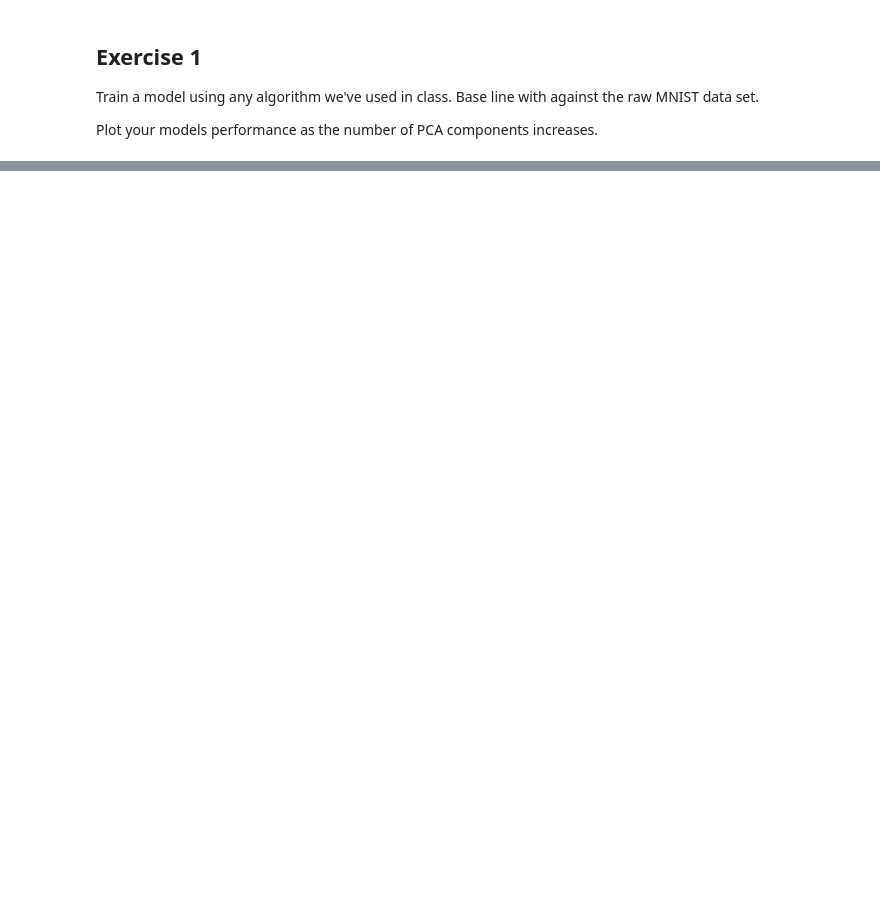
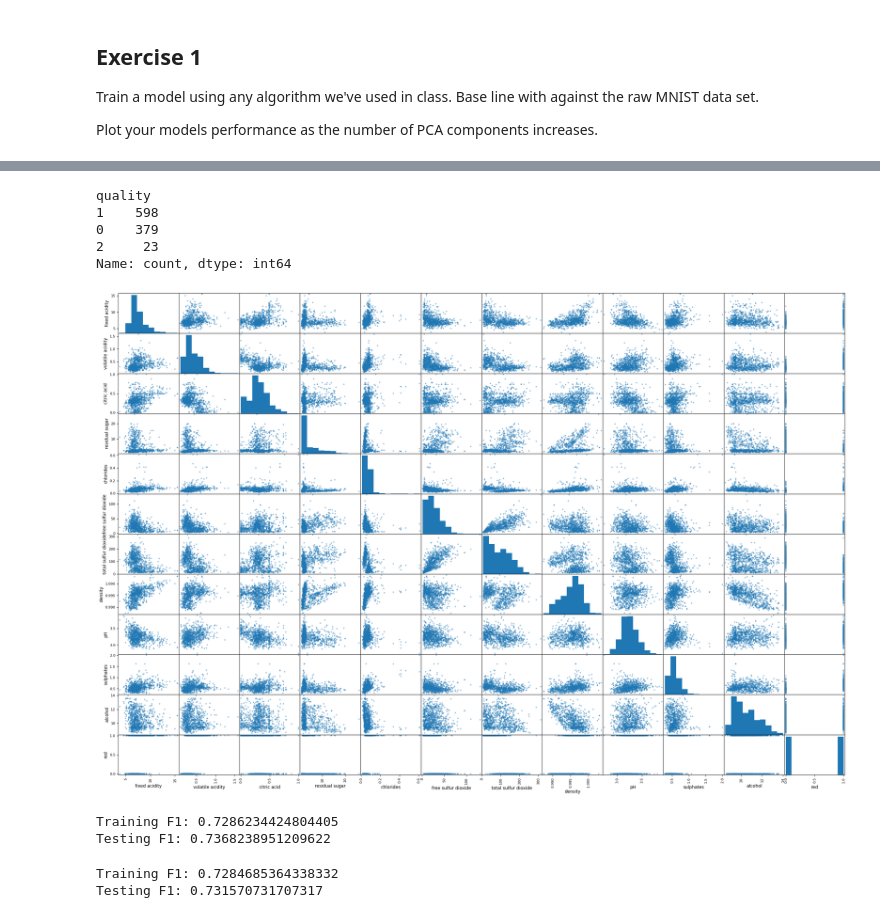
Before and after one commit to IST407-707/mcsweeney-exercises, a Jupyter notebook: week8/pca.ipynb, the cells around one changed output, grey strips where cells are left out. Cells and saved outputs as stored; diff of their text form; code cells hidden in the pictures; blank space fills up the shorter version.

```diff
--- a/week8/pca.ipynb
+++ b/week8/pca.ipynb
@@ -50,0 +309,16 @@ Plot your models performance as the number of PCA components increases.
+# %%
+
+import numpy as np
+
+import matplotlib.pyplot as plt
+import pandas as pd
+
+from sklearn.linear_model import LogisticRegressionCV
+from sklearn.linear_model import LassoCV
+from sklearn.metrics import accuracy_score
+from sklearn.model_selection import train_test_split
+
+
+
+wines_df = pd.read_csv("data/wines.csv", index_col=0)
+wines_df.head()
@@ -50,0 +344,17 @@ Plot your models performance as the number of PCA components increases.
+# %%
+# copy the original data so that we're free to make changes
+wines_df_recode = wines_df.copy()
+
+# use the 'cut' function to reduce a variable down to the aforementioned bins (inclusive boundaries)
+wines_df_recode['quality'] = pd.cut(wines_df_recode['quality'],[0,5,7,10], labels=[0,1,2])
+wines_df_recode.loc[wines_df_recode['quality'] == 1]
+
+# drop the un-needed columns
+x_data = wines_df_recode.drop(['quality'], axis=1)
+y_data = wines_df_recode['quality']
+
+x_train, x_test, y_train, y_test = train_test_split(x_data, y_data, test_size=.2, random_state=8, stratify=y_data)
+
+# previews our data to check if we correctly constructed the labels (we did)
+print(wines_df['quality'].head())
+print(wines_df_recode['quality'].head())
@@ -50,0 +375,45 @@ Plot your models performance as the number of PCA components increases.
+# %%
+y_data.value_counts()
+# %% [output]
+quality
+1    598
+0    379
+2     23
+Name: count, dtype: int64
+# %%
+from pandas.plotting import scatter_matrix
+scatter_matrix(wines_df_recode, figsize=(30,20));
+# %% [output]
+[figure, added]
+# %%
+from sklearn.metrics import f1_score
+from sklearn.linear_model import LogisticRegression
+lr = LogisticRegression(C=1000000, solver='lbfgs', multi_class='ovr', max_iter=10000).fit(x_train,y_train)
+
+train_pred = lr.predict(x_train)
+test_pred = lr.predict(x_test)
+
+train_f1 = f1_score(y_train, train_pred, average="weighted")
+test_f1 = f1_score(y_test, test_pred, average="weighted")
+
+print(f'Training F1: {train_f1}')
+print(f'Testing F1: {test_f1}')
+# %% [output]
+Training F1: 0.7286234424804405
+Testing F1: 0.7368238951209622
+# %%
+from sklearn.linear_model import LogisticRegressionCV
+logit_regr_lasso = LogisticRegressionCV(solver='liblinear', multi_class='ovr', penalty='l1', max_iter=100000, cv=10)
+logit_regr_lasso.fit(x_train,y_train) # fit
+
+y_train_pred_lasso = logit_regr_lasso.predict(x_train) # predict the test set
+y_test_pred_lasso = logit_regr_lasso.predict(x_test) # predict the test set
+
+train_score_lasso = f1_score(y_train, y_train_pred_lasso, average="weighted") # get train accuracy
+test_score_lasso = f1_score(y_test, y_test_pred_lasso, average="weighted") # get test accuracy
+
+print(f'Training F1: {train_score_lasso}')
+print(f'Testing F1: {test_score_lasso}')
+# %% [output]
+Training F1: 0.7284685364338332
+Testing F1: 0.731570731707317
```
Also changed, not shown: parts of 9 cells of this notebook, 4 other files.
